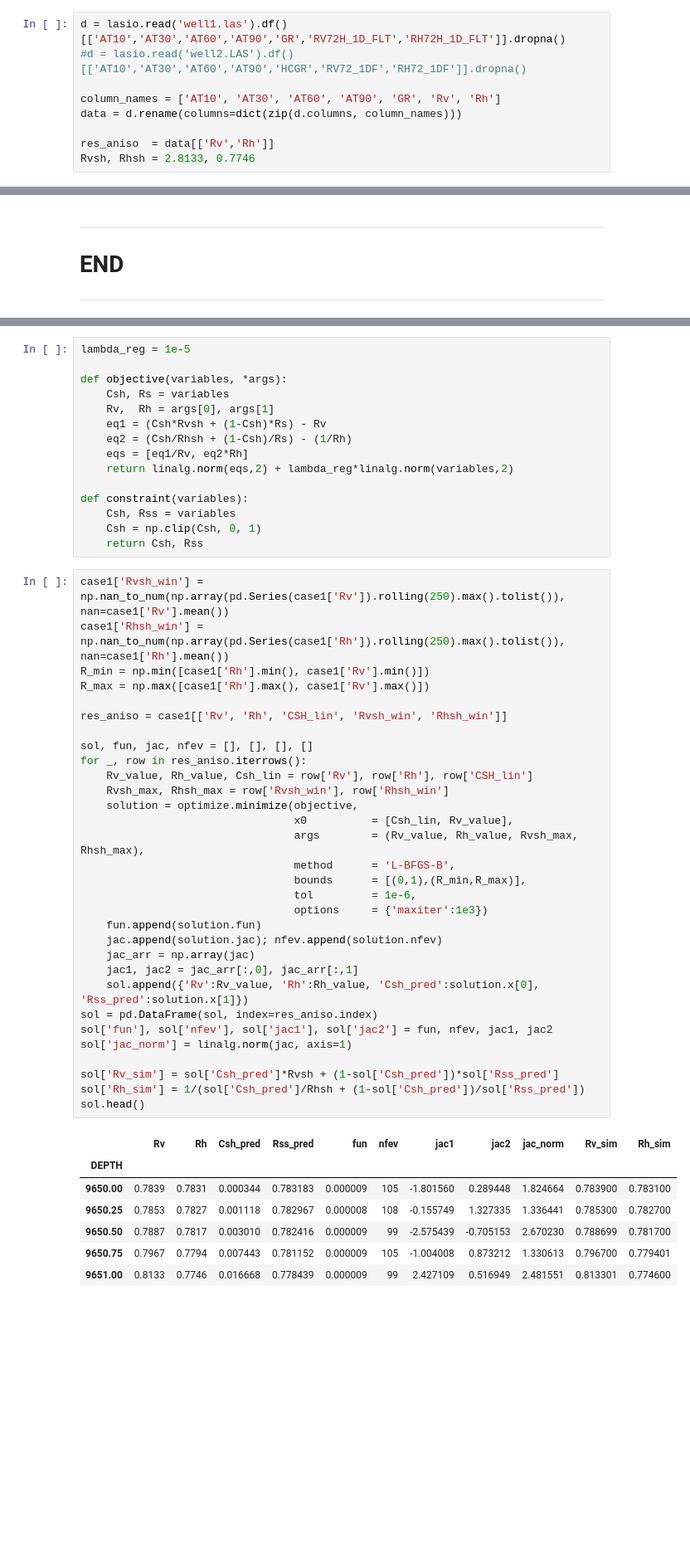
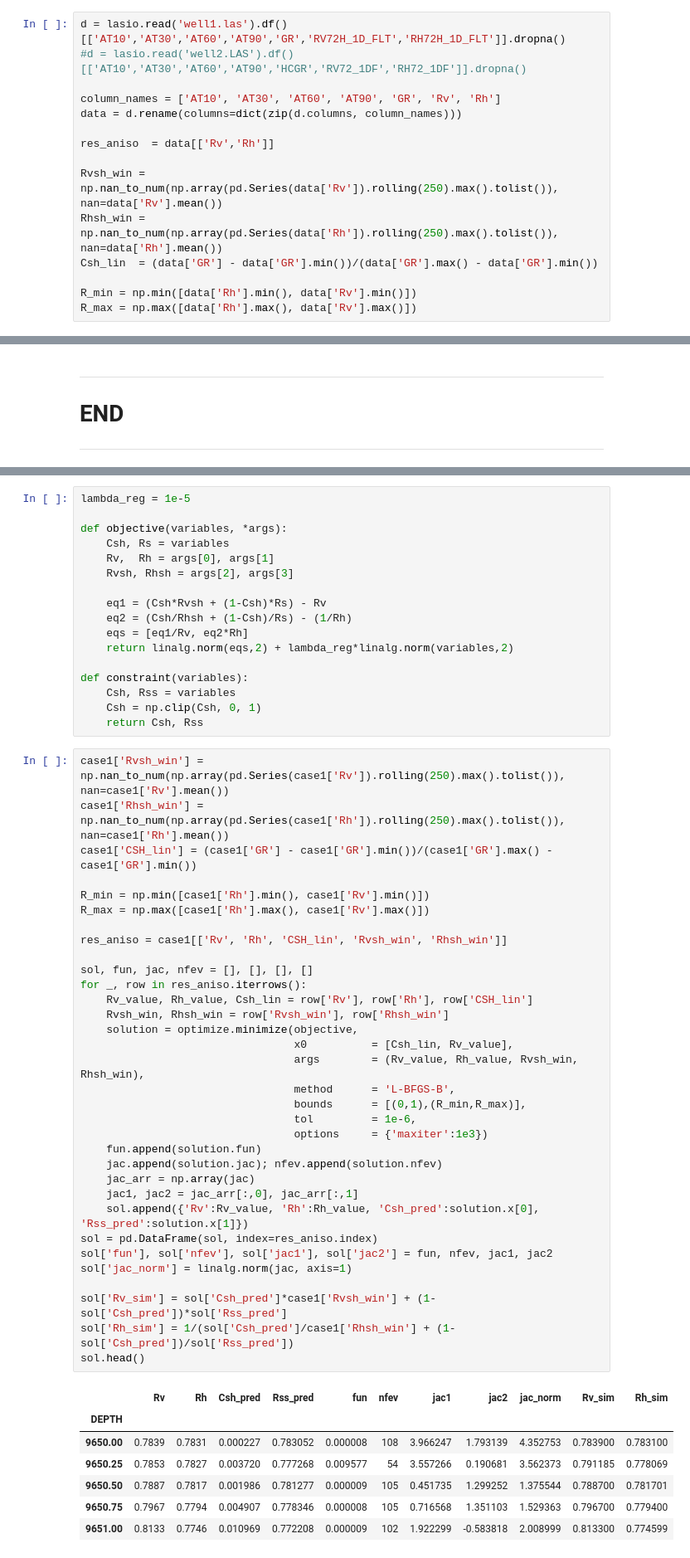
Before and after one commit to misaelmmorales/Anisotropic-Resistivity-Inversion, a Jupyter notebook: main_nb.ipynb, the cells around one changed output, grey strips where cells are left out. Shown at 83% size. Drawn from its saved outputs; the diff is of its cells as text; blank space fills up the shorter version.

```diff
--- a/main_nb.ipynb
+++ b/main_nb.ipynb
@@ -124,5 +129,11 @@ column_names = ['AT10', 'AT30', 'AT60', 'AT90', 'GR', 'Rv', 'Rh']
 data = d.rename(columns=dict(zip(d.columns, column_names)))
 
 res_aniso  = data[['Rv','Rh']]
-Rvsh, Rhsh = 2.8133, 0.7746
+
+Rvsh_win = np.nan_to_num(np.array(pd.Series(data['Rv']).rolling(250).max().tolist()), nan=data['Rv'].mean())
+Rhsh_win = np.nan_to_num(np.array(pd.Series(data['Rh']).rolling(250).max().tolist()), nan=data['Rh'].mean())
+Csh_lin  = (data['GR'] - data['GR'].min())/(data['GR'].max() - data['GR'].min())
+
+R_min = np.min([data['Rh'].min(), data['Rv'].min()])
+R_max = np.max([data['Rh'].max(), data['Rv'].max()])
 # %%
@@ -202,6 +249,8 @@ lambda_reg = 1e-5
 def objective(variables, *args):
     Csh, Rs = variables
     Rv,  Rh = args[0], args[1]
+    Rvsh, Rhsh = args[2], args[3]
+
     eq1 = (Csh*Rvsh + (1-Csh)*Rs) - Rv
     eq2 = (Csh/Rhsh + (1-Csh)/Rs) - (1/Rh)
     eqs = [eq1/Rv, eq2*Rh]
@@ -214,39 +263,41 @@ def constraint(variables):
 # %%
 case1['Rvsh_win'] = np.nan_to_num(np.array(pd.Series(case1['Rv']).rolling(250).max().tolist()), nan=case1['Rv'].mean())
 case1['Rhsh_win'] = np.nan_to_num(np.array(pd.Series(case1['Rh']).rolling(250).max().tolist()), nan=case1['Rh'].mean())
+case1['CSH_lin'] = (case1['GR'] - case1['GR'].min())/(case1['GR'].max() - case1['GR'].min())
+
 R_min = np.min([case1['Rh'].min(), case1['Rv'].min()])
 R_max = np.max([case1['Rh'].max(), case1['Rv'].max()])
 
 res_aniso = case1[['Rv', 'Rh', 'CSH_lin', 'Rvsh_win', 'Rhsh_win']]
 
 sol, fun, jac, nfev = [], [], [], []
 for _, row in res_aniso.iterrows():
     Rv_value, Rh_value, Csh_lin = row['Rv'], row['Rh'], row['CSH_lin']
-    Rvsh_max, Rhsh_max = row['Rvsh_win'], row['Rhsh_win']
+    Rvsh_win, Rhsh_win = row['Rvsh_win'], row['Rhsh_win']
     solution = optimize.minimize(objective,
                                  x0          = [Csh_lin, Rv_value],
-                                 args        = (Rv_value, Rh_value, Rvsh_max, Rhsh_max),
+                                 args        = (Rv_value, Rh_value, Rvsh_win, Rhsh_win),
                                  method      = 'L-BFGS-B',
                                  bounds      = [(0,1),(R_min,R_max)],
                                  tol         = 1e-6,
                                  options     = {'maxiter':1e3})
     fun.append(solution.fun)
     jac.append(solution.jac); nfev.append(solution.nfev)
     jac_arr = np.array(jac)
     jac1, jac2 = jac_arr[:,0], jac_arr[:,1]
     sol.append({'Rv':Rv_value, 'Rh':Rh_value, 'Csh_pred':solution.x[0], 'Rss_pred':solution.x[1]})
 sol = pd.DataFrame(sol, index=res_aniso.index)
 sol['fun'], sol['nfev'], sol['jac1'], sol['jac2'] = fun, nfev, jac1, jac2
 sol['jac_norm'] = linalg.norm(jac, axis=1)
 
-sol['Rv_sim'] = sol['Csh_pred']*Rvsh + (1-sol['Csh_pred'])*sol['Rss_pred']
-sol['Rh_sim'] = 1/(sol['Csh_pred']/Rhsh + (1-sol['Csh_pred'])/sol['Rss_pred'])
+sol['Rv_sim'] = sol['Csh_pred']*case1['Rvsh_win'] + (1-sol['Csh_pred'])*sol['Rss_pred']
+sol['Rh_sim'] = 1/(sol['Csh_pred']/case1['Rhsh_win'] + (1-sol['Csh_pred'])/sol['Rss_pred'])
 sol.head()
 # %% [output]
 |  | Rv | Rh | Csh_pred | Rss_pred | fun | nfev | jac1 | jac2 | jac_norm | Rv_sim | Rh_sim |
 | DEPTH |  |  |  |  |  |  |  |  |  |  |  |
-| 9650.00 | 0.7839 | 0.7831 | 0.000344 | 0.783183 | 0.000009 | 105 | -1.801560 | 0.289448 | 1.824664 | 0.783900 | 0.783100 |
-| 9650.25 | 0.7853 | 0.7827 | 0.001118 | 0.782967 | 0.000008 | 108 | -0.155749 | 1.327335 | 1.336441 | 0.785300 | 0.782700 |
-| 9650.50 | 0.7887 | 0.7817 | 0.003010 | 0.782416 | 0.000009 | 99 | -2.575439 | -0.705153 | 2.670230 | 0.788699 | 0.781700 |
-| 9650.75 | 0.7967 | 0.7794 | 0.007443 | 0.781152 | 0.000009 | 105 | -1.004008 | 0.873212 | 1.330613 | 0.796700 | 0.779401 |
-| 9651.00 | 0.8133 | 0.7746 | 0.016668 | 0.778439 | 0.000009 | 99 | 2.427109 | 0.516949 | 2.481551 | 0.813301 | 0.774600 |
+| 9650.00 | 0.7839 | 0.7831 | 0.000227 | 0.783052 | 0.000008 | 108 | 3.966247 | 1.793139 | 4.352753 | 0.783900 | 0.783100 |
+| 9650.25 | 0.7853 | 0.7827 | 0.003720 | 0.777268 | 0.009577 | 54 | 3.557266 | 0.190681 | 3.562373 | 0.791185 | 0.778069 |
+| 9650.50 | 0.7887 | 0.7817 | 0.001986 | 0.781277 | 0.000009 | 105 | 0.451735 | 1.299252 | 1.375544 | 0.788700 | 0.781701 |
+| 9650.75 | 0.7967 | 0.7794 | 0.004907 | 0.778346 | 0.000008 | 105 | 0.716568 | 1.351103 | 1.529363 | 0.796700 | 0.779400 |
+| 9651.00 | 0.8133 | 0.7746 | 0.010969 | 0.772208 | 0.000009 | 102 | 1.922299 | -0.583818 | 2.008999 | 0.813300 | 0.774599 |
```
Also changed, not shown: parts of 16 cells of this notebook, 5 other files.
